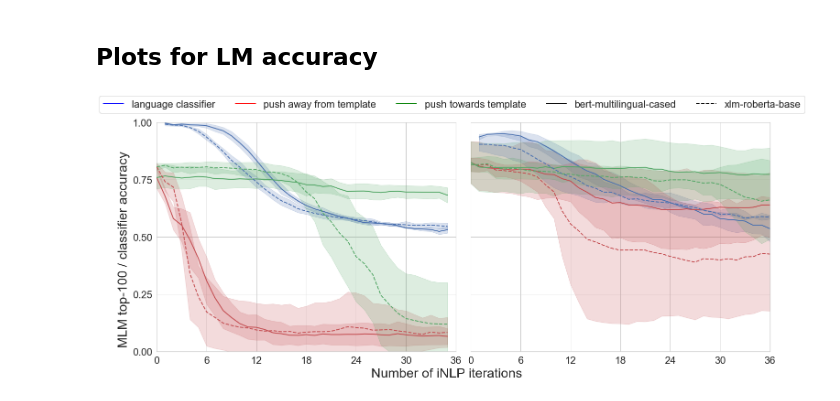
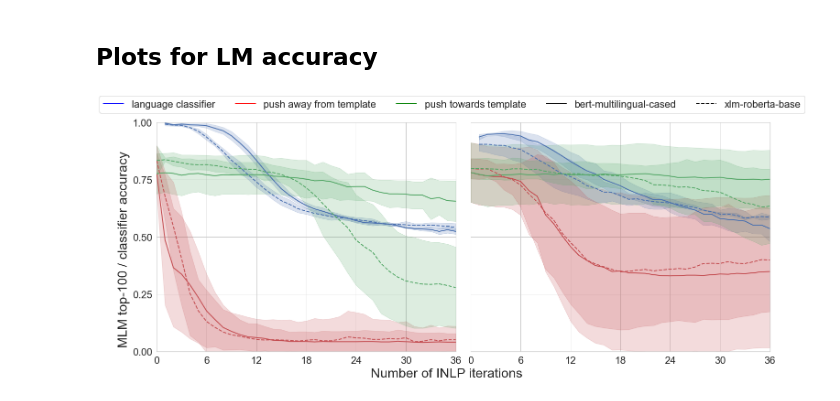
Before and after one commit to venkatasg/multilingual-counterfactual-probing, a Jupyter notebook: Notebooks/Plotting.ipynb, the cells around one changed output. Cells and saved outputs as stored; diff of their text form; code cells hidden in the pictures.

Commit message:
- updated plotting notebook - no need for baseline model in lm_acc. This comes with iters=0 - updated gitignore

```diff
--- a/Notebooks/Plotting.ipynb
+++ b/Notebooks/Plotting.ipynb
@@ -292,108 +204,108 @@ def get_df_for_plotting_mono(filename: str, lang1: str, lang2: str):
 # %% [markdown]
 ## Plots for LM accuracy
 # %%
-lmacc = pd.read_csv('lmacc.csv')
-lmacc_mixed = pd.read_csv('lmacc-mixed.csv')
+lmacc = pd.read_csv('lmacc.tsv', sep='\t')
+lmacc_mixed = pd.read_csv('lmacc-mixed.tsv', sep='\t')
 
 fig, ax = plt.subplots(1, 2, sharex=True, sharey=True, figsize=(20,8),constrained_layout=True)
 
+# Non codemixed plot
+x = lmacc['iter']
+mean_1 = lmacc['bert-inlp-avg'].values
+mean_2 = lmacc['bert-pushawaytemp-avg'].values
+mean_3 = lmacc['bert-pushtotemp-avg'].values
 
+std_1 = lmacc['bert-inlp-std'].values
+std_2 = lmacc['bert-pushawaytemp-std'].values
+std_3 = lmacc['bert-pushtotemp-std'].values
 
-x = lmacc['iter'][:36]
-mean_1 = lmacc['bert-inlp-avg'].values[:36]
-mean_2 = lmacc['bert-pos-avg'].values[:36]
-mean_3 = lmacc['bert-neg-avg'].values[:36]
+mean_4 = lmacc['xlm-inlp-avg'].values
+mean_5 = lmacc['xlm-pushawaytemp-avg'].values
+mean_6 = lmacc['xlm-pushtotemp-avg'].values
 
-std_1 = lmacc['bert-inlp-std'].values[:36]
-std_2 = lmacc['bert-pos-std'].values[:36]
-std_3 = lmacc['bert-neg-std'].values[:36]
-
-mean_4 = lmacc['xlm-inlp-avg'].values[:36]
-mean_5 = lmacc['xlm-pos-avg'].values[:36]
-mean_6 = lmacc['xlm-neg-avg'].values[:36]
-
-std_4 = lmacc['xlm-inlp-std'].values[:36]
-std_5 = lmacc['xlm-pos-std'].values[:36]
-std_6 = lmacc['xlm-neg-std'].values[:36]
+std_4 = lmacc['xlm-inlp-std'].values
+std_5 = lmacc['xlm-pushawaytemp-std'].values
+std_6 = lmacc['xlm-pushtotemp-std'].values
 
 
 # bert plots
-ax[0].plot(x, mean_1, 'b-', label='bert-inlp-mean', linewidth=2)
+ax[0].plot(x, mean_1, 'b-', linewidth=2)
 ax[0].fill_between(x, mean_1 - std_1, mean_1 + std_1, color='b', alpha=0.2)
-ax[0].plot(x, mean_2, 'r-', label='bert-pos-mean', linewidth=2)
+ax[0].plot(x, mean_2, 'r-', linewidth=2)
 ax[0].fill_between(x, mean_2 - std_2, mean_2 + std_2, color='r', alpha=0.2)
-ax[0].plot(x, mean_3, 'g-', label='bert-neg-mean', linewidth=2)
+ax[0].plot(x, mean_3, 'g-', linewidth=2)
 ax[0].fill_between(x, mean_3 - std_3, mean_3 + std_3, color='g', alpha=0.2)
 
 
 # roberta plots
-ax[0].plot(x, mean_4, 'b--', label='xlm-inlp-mean', linewidth=2)
+ax[0].plot(x, mean_4, 'b--', linewidth=2)
 ax[0].fill_between(x, mean_4 - std_4, mean_4 + std_4, color='b', alpha=0.2)
-ax[0].plot(x, mean_5, 'r--', label='xlm-pos-mean', linewidth=2)
+ax[0].plot(x, mean_5, 'r--', linewidth=2)
 ax[0].fill_between(x, mean_5 - std_5, mean_5 + std_5, color='r', alpha=0.2)
-ax[0].plot(x, mean_6, 'g--', label='xlm-neg-mean', linewidth=2)
+ax[0].plot(x, mean_6, 'g--', linewidth=2)
 ax[0].fill_between(x, mean_6 - std_6, mean_6 + std_6, color='g', alpha=0.2)
 
+# Codemixed plot
 x_mixed = lmacc_mixed['iter']
 mean_1_mixed = lmacc_mixed['bert-inlp-avg'].values
-mean_2_mixed = lmacc_mixed['bert-pos-avg'].values
-mean_3_mixed = lmacc_mixed['bert-neg-avg'].values
+mean_2_mixed = lmacc_mixed['bert-pushawaytemp-avg'].values
+mean_3_mixed = lmacc_mixed['bert-pushtotemp-avg'].values
 
 std_1_mixed = lmacc_mixed['bert-inlp-std'].values
-std_2_mixed = lmacc_mixed['bert-pos-std'].values
-std_3_mixed = lmacc_mixed['bert-neg-std'].values
+std_2_mixed = lmacc_mixed['bert-pushawaytemp-std'].values
+std_3_mixed = lmacc_mixed['bert-pushtotemp-std'].values
 
 mean_4_mixed = lmacc_mixed['xlm-inlp-avg'].values
-mean_5_mixed = lmacc_mixed['xlm-pos-avg'].values
-mean_6_mixed = lmacc_mixed['xlm-neg-avg'].values
+mean_5_mixed = lmacc_mixed['xlm-pushawaytemp-avg'].values
+mean_6_mixed = lmacc_mixed['xlm-pushtotemp-avg'].values
 
 std_4_mixed = lmacc_mixed['xlm-inlp-std'].values
-std_5_mixed = lmacc_mixed['xlm-pos-std'].values
-std_6_mixed = lmacc_mixed['xlm-neg-std'].values
+std_5_mixed = lmacc_mixed['xlm-pushawaytemp-std'].values
+std_6_mixed = lmacc_mixed['xlm-pushtotemp-std'].values
 
 # bert plots
-ax[1].plot(x_mixed, mean_1_mixed, 'b-', label='bert-inlp-mean', linewidth=2)
+ax[1].plot(x_mixed, mean_1_mixed, 'b-', linewidth=2)
 ax[1].fill_between(x_mixed, mean_1_mixed - std_1_mixed, mean_1_mixed + std_1_mixed, color='b', alpha=0.2)
-ax[1].plot(x_mixed, mean_2_mixed, 'r-', label='bert-pos-mean', linewidth=2)
+ax[1].plot(x_mixed, mean_2_mixed, 'r-', linewidth=2)
 ax[1].fill_between(x_mixed, mean_2_mixed - std_2_mixed, mean_2_mixed + std_2_mixed, color='r', alpha=0.2)
-ax[1].plot(x_mixed, mean_3_mixed, 'g-', label='bert-neg-mean', linewidth=2)
+ax[1].plot(x_mixed, mean_3_mixed, 'g-', linewidth=2)
 ax[1].fill_between(x_mixed, mean_3_mixed - std_3_mixed, mean_3_mixed + std_3_mixed, color='g', alpha=0.2)
 
 
 # roberta plots
-ax[1].plot(x_mixed, mean_4_mixed, 'b--', label='xlm-inlp-mean', linewidth=2)
+ax[1].plot(x_mixed, mean_4_mixed, 'b--', linewidth=2)
 ax[1].fill_between(x_mixed, mean_4_mixed - std_4_mixed, mean_4_mixed + std_4_mixed, color='b', alpha=0.2)
-ax[1].plot(x_mixed, mean_5_mixed, 'r--', label='xlm-pos-mean', linewidth=2)
+ax[1].plot(x_mixed, mean_5_mixed, 'r--', linewidth=2)
 ax[1].fill_between(x_mixed, mean_5_mixed - std_5_mixed, mean_5_mixed + std_5_mixed, color='r', alpha=0.2)
-ax[1].plot(x_mixed, mean_6_mixed, 'g--', label='xlm-neg-mean', linewidth=2)
+ax[1].plot(x_mixed, mean_6_mixed, 'g--', linewidth=2)
 ax[1].fill_between(x_mixed, mean_6_mixed - std_6_mixed, mean_6_mixed + std_6_mixed, color='g', alpha=0.2)
 
 
-
+# Common plotting elements
 
 for i in range(2):
     ax[i].spines['top'].set_visible(False)
     ax[i].spines['left'].set_visible(False)
     ax[i].set_xlim((0,36))
     ax[i].set_ylim((0,1))
     ax[i].set_xticks(np.arange(min(x_mixed), max(x_mixed)+1, 6.0))
 
 ax[0].set_yticks(np.array([0, 0.25, 0.5, 0.75, 1.0]))
 
 colors = ['blue', 'red', 'green']
 lines = [Line2D([0], [0], color=c, linewidth=2, linestyle='-') for c in colors]
 lines += [Line2D([0], [0], color='black', linewidth=2, linestyle='-'), Line2D([0], [0], color='black', linewidth=2, linestyle='--')]
 labels = ['language classifier', 'push away from template', 'push towards template'] + ['bert-multilingual-cased', 'xlm-roberta-base']
 
 
 color_legend = plt.legend(lines, labels, bbox_to_anchor = (0.05, 0.1, 1, 1), bbox_transform = plt.gcf().transFigure, frameon=True, ncol=5)
 plt.gca().add_artist(color_legend)
 
-fig.supxlabel('Number of iNLP iterations')
+fig.supxlabel('Number of INLP iterations')
 fig.supylabel('MLM top-100 / classifier accuracy')
 
 # plt.subplots_adjust(left=0.01)
 
 plt.savefig('lmacc-iters.png', dpi=600, bbox_inches='tight')
 # %% [output]
-[figure, old version]
+[figure, new version]
```
Also changed, not shown: parts of 3 cells of this notebook, 2 other files.
